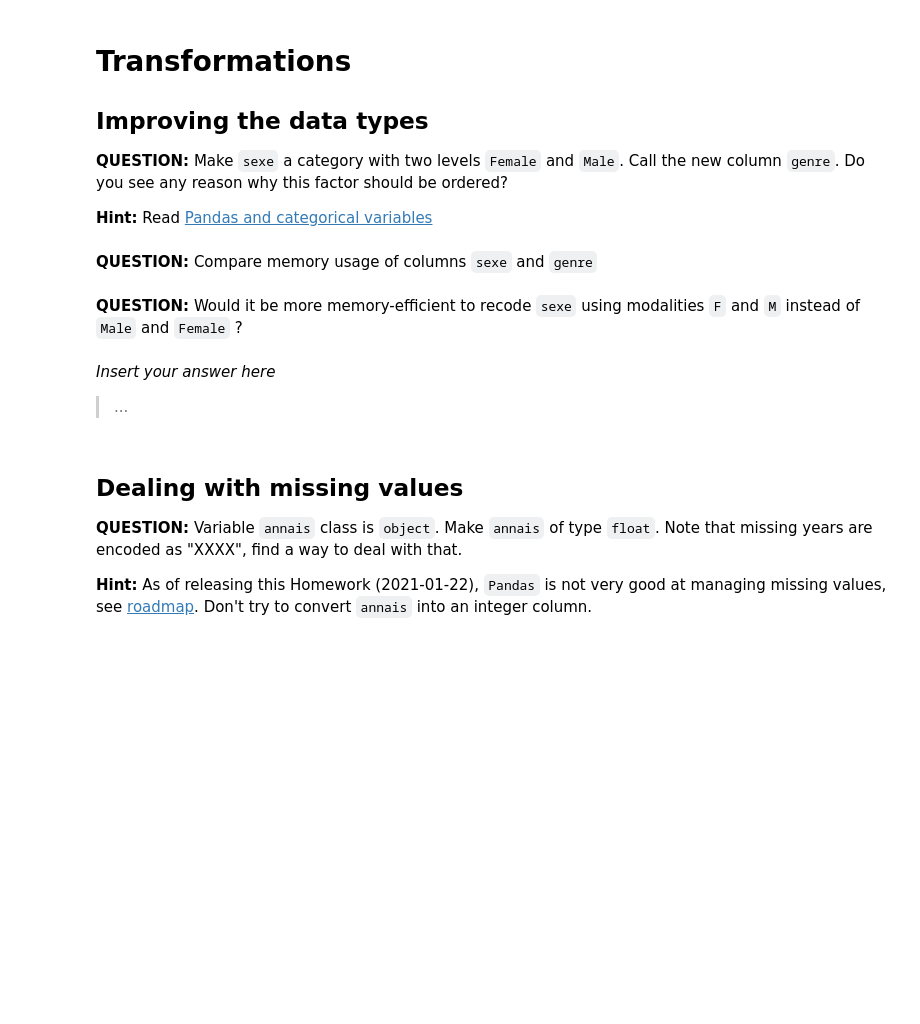
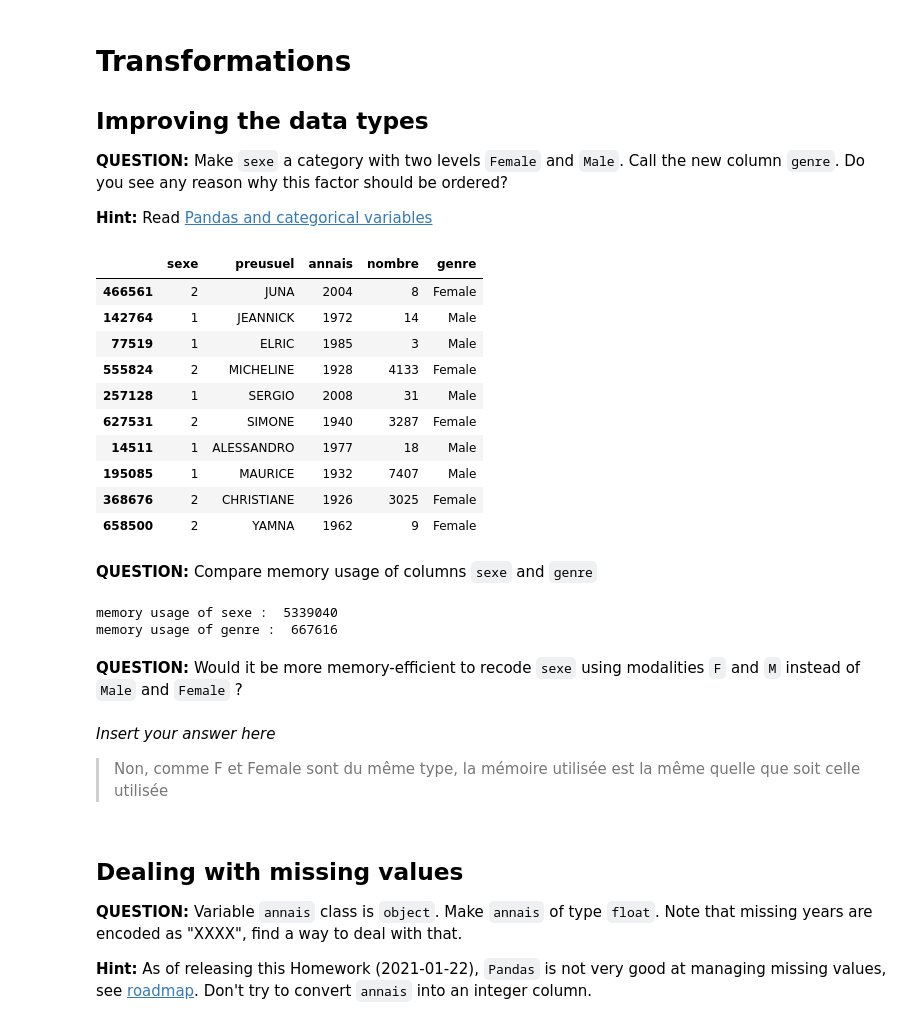
Before and after one commit to PetitPoissonL/Big-Data-Technologies, a Jupyter notebook: homework01.ipynb, the cells around one changed output. Cells and saved outputs as stored; diff of their text form; code cells hidden in the pictures; blank space fills up the shorter version.

```diff
--- a/homework01.ipynb
+++ b/homework01.ipynb
@@ -267,2 +329,19 @@ __Hint:__ Read [Pandas and categorical variables](https://pandas.pydata.org/pand
+# %%
+# your code here
+data['genre']=data['sexe'].astype('category')
+data.genre=data.genre.cat.rename_categories(['Male','Female'])
+data.sample(10)
+# %% [output]
+|  | sexe | preusuel | annais | nombre | genre |
+| 466561 | 2 | JUNA | 2004 | 8 | Female |
+| 142764 | 1 | JEANNICK | 1972 | 14 | Male |
+| 77519 | 1 | ELRIC | 1985 | 3 | Male |
+| 555824 | 2 | MICHELINE | 1928 | 4133 | Female |
+| 257128 | 1 | SERGIO | 2008 | 31 | Male |
+| 627531 | 2 | SIMONE | 1940 | 3287 | Female |
+| 14511 | 1 | ALESSANDRO | 1977 | 18 | Male |
+| 195085 | 1 | MAURICE | 1932 | 7407 | Male |
+| 368676 | 2 | CHRISTIANE | 1926 | 3025 | Female |
+| 658500 | 2 | YAMNA | 1962 | 9 | Female |
 # %% [markdown]
 **QUESTION:** Compare memory usage of columns `sexe` and `genre`
@@ -271,9 +348,16 @@ __Hint:__ Read [Pandas and categorical variables](https://pandas.pydata.org/pand
+# %%
+# your code here
+print("memory usage of sexe : ",data.sexe.memory_usage())
+print("memory usage of genre : ",data.genre.memory_usage())
+# %% [output]
+memory usage of sexe :  5339040
+memory usage of genre :  667616
 # %% [markdown]
 **QUESTION:** Would it be more memory-efficient to recode `sexe` using modalities `F` and `M` instead of `Male` and `Female` ?
-# %% [markdown]
-_Insert your answer here_
-
-> ...
+# %% [markdown]
+_Insert your answer here_
+
+> Non, comme F et Female sont du même type, la mémoire utilisée est la même quelle que soit celle utilisée
 # %% [markdown]
 ## Dealing with missing values
 
```
Also changed, not shown: parts of 25 cells of this notebook.
